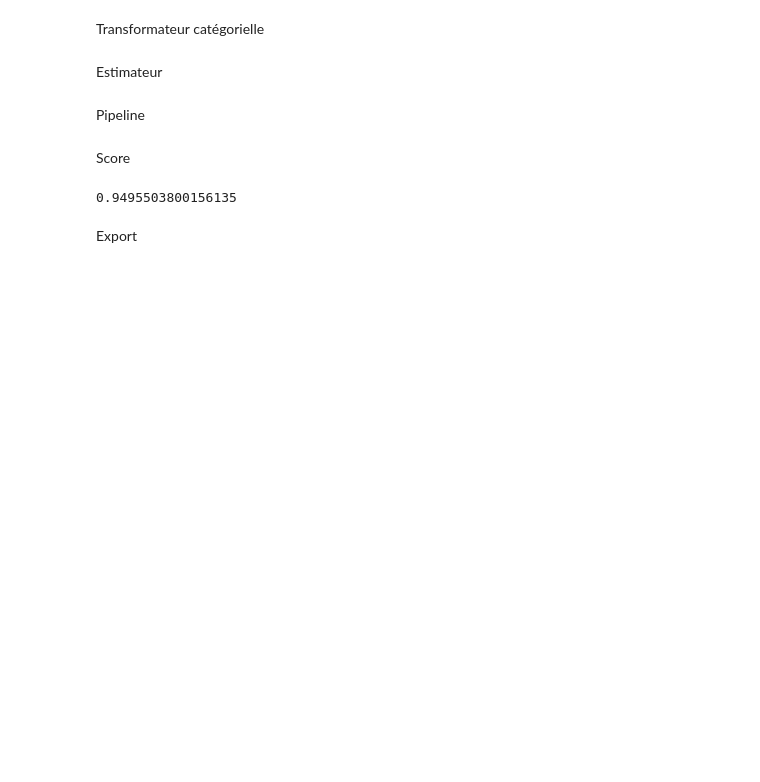
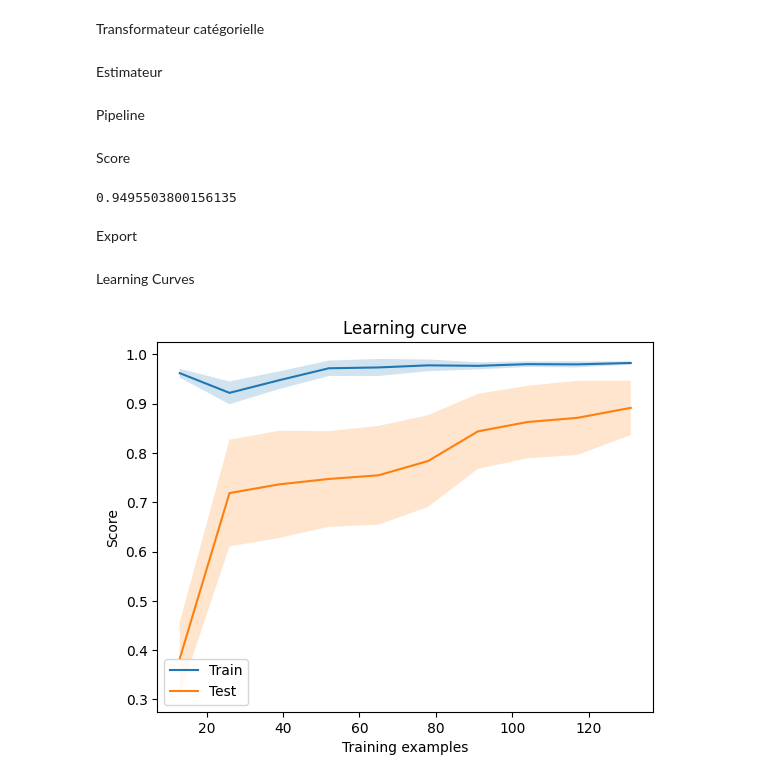
Before and after one commit to davidbreau/car_price, a Jupyter notebook: 4.2_FineTunning.ipynb, the cells around one changed output. Drawn from its saved outputs; the diff is of its cells as text; code cells hidden in the pictures; blank space fills up the shorter version.

Commit message:
Feat: learning curves

```diff
--- a/4.2_FineTunning.ipynb
+++ b/4.2_FineTunning.ipynb
@@ -125,3 +125,31 @@ trained_pipe.score(X_test, y_test)
 Export
 # %%
 pickle.dump(trained_pipe, open('data/trained_pipe.pkl', 'wb'))
+# %% [markdown]
+Learning Curves
+# %%
+import matplotlib.pyplot as plt
+import numpy as np
+from sklearn.model_selection import learning_curve
+
+train_sizes, train_scores, test_scores = learning_curve(
+    estimator=trained_pipe, X=X_train, y=y_train, cv=5, n_jobs=-1,
+    train_sizes=np.linspace(0.1, 1.0, 10), scoring="r2")
+
+train_mean = np.mean(train_scores, axis=1)
+train_std = np.std(train_scores, axis=1)
+test_mean = np.mean(test_scores, axis=1)
+test_std = np.std(test_scores, axis=1)
+
+plt.plot(train_sizes, train_mean, label="Train")
+plt.fill_between(train_sizes, train_mean - train_std, train_mean + train_std, alpha=0.2)
+plt.plot(train_sizes, test_mean, label="Test")
+plt.fill_between(train_sizes, test_mean - test_std, test_mean + test_std, alpha=0.2)
+plt.xlabel("Training examples")
+plt.ylabel("Score")
+plt.title("Learning curve")
+plt.legend(loc="best")
+# plt.savefig('Learning_Curve.png')
+plt.show()
+# %% [output]
+[figure, added]
```
Also changed, not shown: 2 other files.
